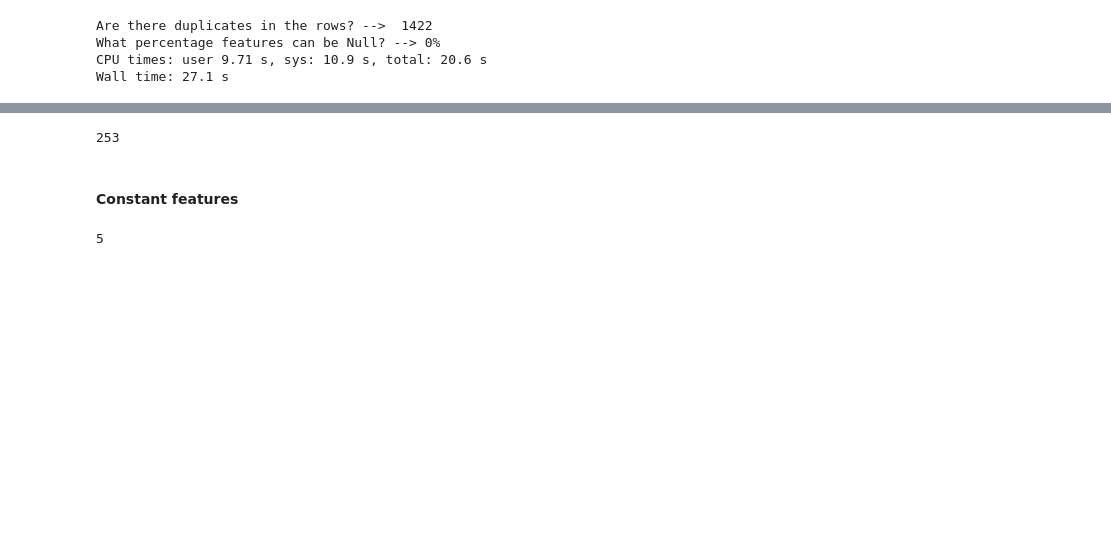
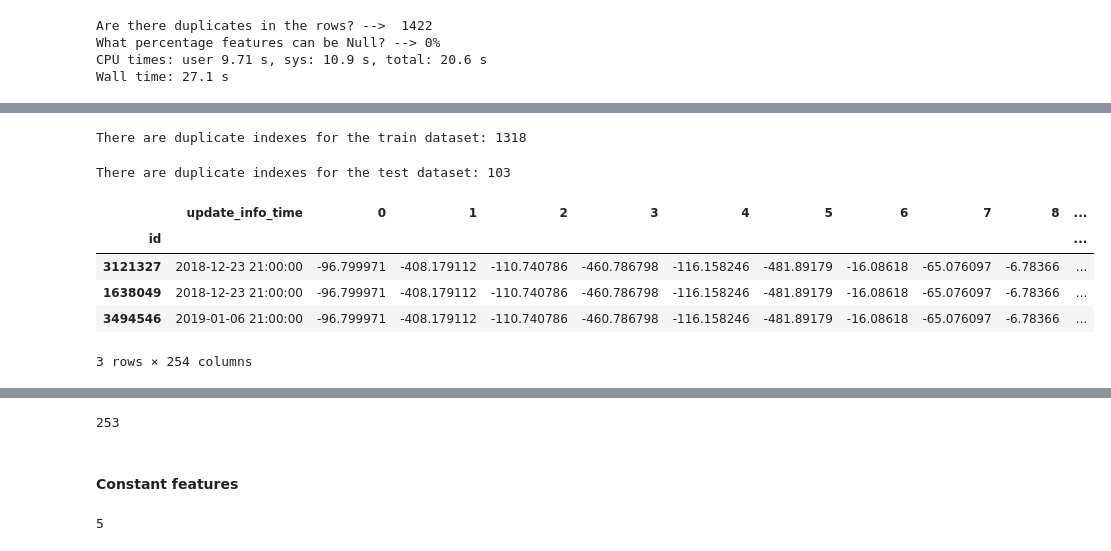
Before and after one commit to hildar/RecSys-Megafon, a Jupyter notebook: Train.ipynb, the cells around one changed output, grey strips where cells are left out. Saved outputs shown, nothing was run; the diff lists cells and outputs as text; code cells hidden in the pictures; blank space fills up the shorter version.

Commit message:
duplicates and categorical steps

```diff
--- a/Train.ipynb
+++ b/Train.ipynb
@@ -406,5 +437,7 @@ What percentage features can be Null? --> 0%
 CPU times: user 9.71 s, sys: 10.9 s, total: 20.6 s
 Wall time: 27.1 s
 # %%
-f[f.duplicated()]
+%%time
+f_duplicated = f[f.duplicated()]
+f_duplicated.shape
 # %% [output]
@@ -438,0 +447,17 @@ train[train['id'].isin([3121327, 1638049])]
+# %%
+print(f'There are duplicate indexes for the train dataset: {len(f_dupl_ids.intersection(train_ids))}')
+# %% [output]
+There are duplicate indexes for the train dataset: 1318
+# %%
+print(f'There are duplicate indexes for the test dataset: {len(f_dupl_ids.intersection(test_ids))}')
+# %% [output]
+There are duplicate indexes for the test dataset: 103
+# %%
+f_duplicated.head(3)
+# %% [output]
+|  | update_info_time | 0 | 1 | 2 | 3 | 4 | 5 | 6 | 7 | 8 | ... |
+| id |  |  |  |  |  |  |  |  |  |  | ... |
+| 3121327 | 2018-12-23 21:00:00 | -96.799971 | -408.179112 | -110.740786 | -460.786798 | -116.158246 | -481.89179 | -16.08618 | -65.076097 | -6.78366 | ... |
+| 1638049 | 2018-12-23 21:00:00 | -96.799971 | -408.179112 | -110.740786 | -460.786798 | -116.158246 | -481.89179 | -16.08618 | -65.076097 | -6.78366 | ... |
+| 3494546 | 2019-01-06 21:00:00 | -96.799971 | -408.179112 | -110.740786 | -460.786798 | -116.158246 | -481.89179 | -16.08618 | -65.076097 | -6.78366 | ... |
+3 rows × 254 columns
```
Also changed, not shown: parts of 25 cells of this notebook.
